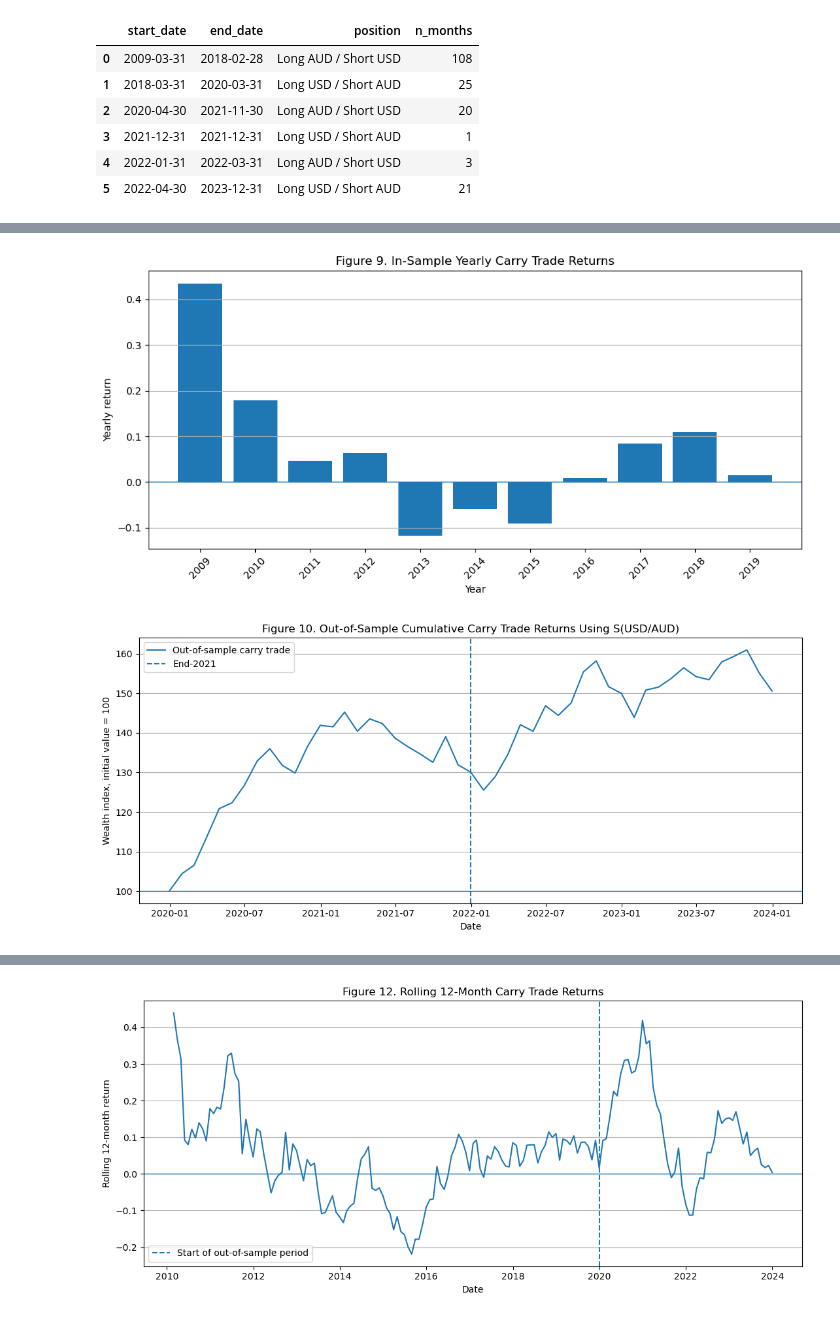
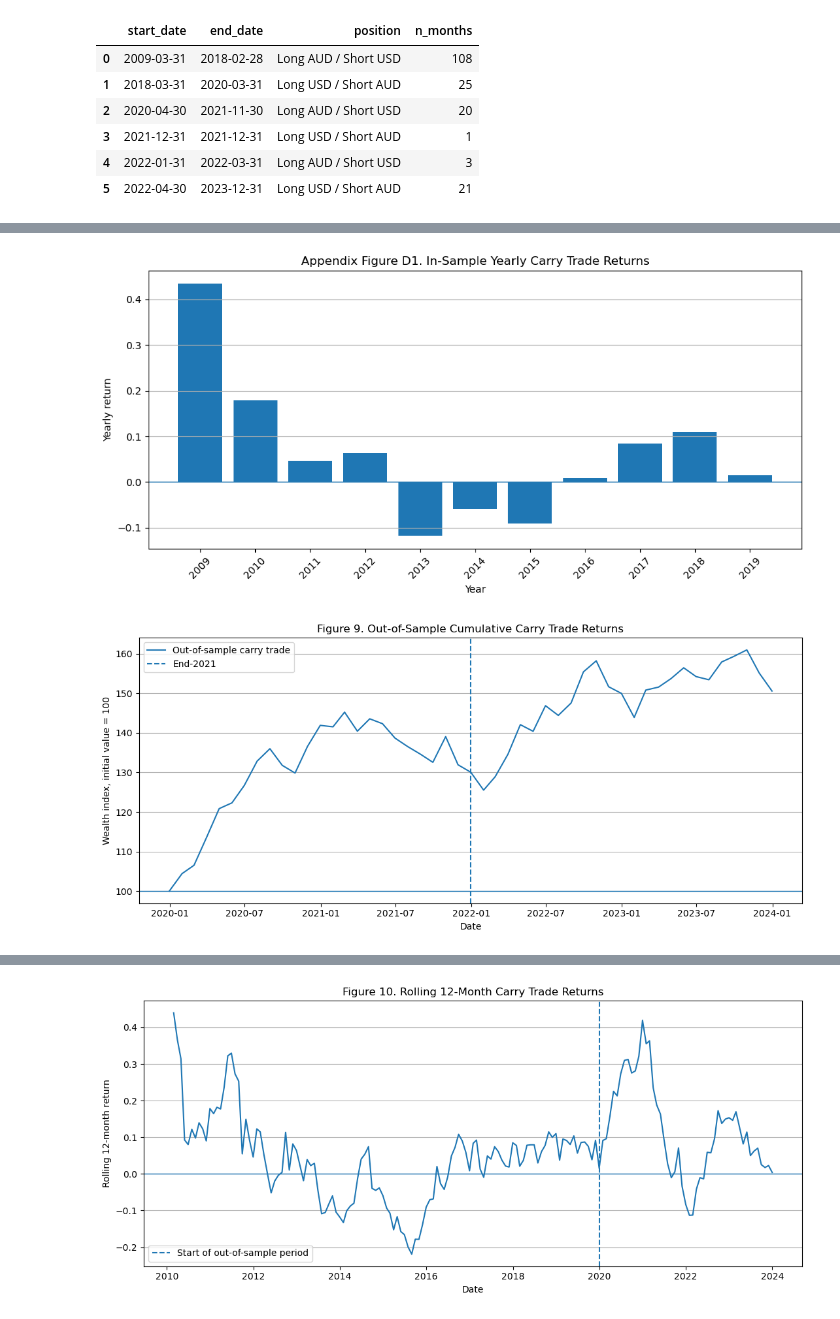
Before and after one commit to marwanferreira/audusd-carry-uip-ppp, a Jupyter notebook: notebooks/03_part3_carry_trade_audusd.ipynb, the cells around one changed output, grey strips where cells are left out. Drawn from its saved outputs; the diff is of its cells as text; code cells hidden in the pictures.

```diff
--- a/notebooks/03_part3_carry_trade_audusd.ipynb
+++ b/notebooks/03_part3_carry_trade_audusd.ipynb
@@ -450,43 +494,43 @@ insample_yearly = yearly_returns[yearly_returns["sample"] == "In-sample"]
 plt.figure(figsize=(10, 5))
 plt.bar(insample_yearly["year"].astype(str), insample_yearly["yearly_return"])
 plt.axhline(0, linewidth=1)
-plt.title("Figure 9. In-Sample Yearly Carry Trade Returns")
+plt.title("Appendix Figure D1. In-Sample Yearly Carry Trade Returns")
 plt.xlabel("Year")
 plt.ylabel("Yearly return")
 plt.xticks(rotation=45)
 plt.grid(True, axis="y")
 plt.tight_layout()
-plt.savefig(FIG_DIR / "figure9_insample_yearly_returns.png", dpi=300, bbox_inches="tight")
+plt.savefig(FIG_DIR / "appendix_figure_D1_insample_yearly_carry_trade_returns.png", dpi=300, bbox_inches="tight")
 plt.show()
 # %% [output]
-[figure, old version]
+[figure, new version]
 # %%
 plt.figure(figsize=(11, 5))
 
 start_date = oos["Date"].iloc[0] - pd.offsets.MonthEnd(1)
 plot_dates = pd.concat([
     pd.Series([start_date]),
     oos["Date"]
 ])
 
 plot_values = pd.concat([
     pd.Series([100]),
     oos["wealth_index"]
 ])
 
 plt.plot(plot_dates, plot_values, label="Out-of-sample carry trade")
 plt.axhline(100, linewidth=1)
 plt.axvline(pd.Timestamp("2021-12-31"), linestyle="--", label="End-2021")
-plt.title("Figure 10. Out-of-Sample Cumulative Carry Trade Returns Using S(USD/AUD)")
+plt.title("Figure 9. Out-of-Sample Cumulative Carry Trade Returns")
 plt.xlabel("Date")
 plt.ylabel("Wealth index, initial value = 100")
 plt.legend()
 plt.grid(True, axis="y")
 plt.tight_layout()
-plt.savefig(FIG_DIR / "figure10_oos_cumulative_returns.png", dpi=300, bbox_inches="tight")
+plt.savefig(FIG_DIR / "figure9_oos_cumulative_carry_trade_returns.png", dpi=300, bbox_inches="tight")
 plt.show()
 # %% [output]
-[figure, old version]
+[figure, new version]
 # %%
 oos_yearly = yearly_returns[yearly_returns["sample"] == "Out-of-sample"]
 
```
Also changed, not shown: parts of 12 cells of this notebook, 13 other files.
